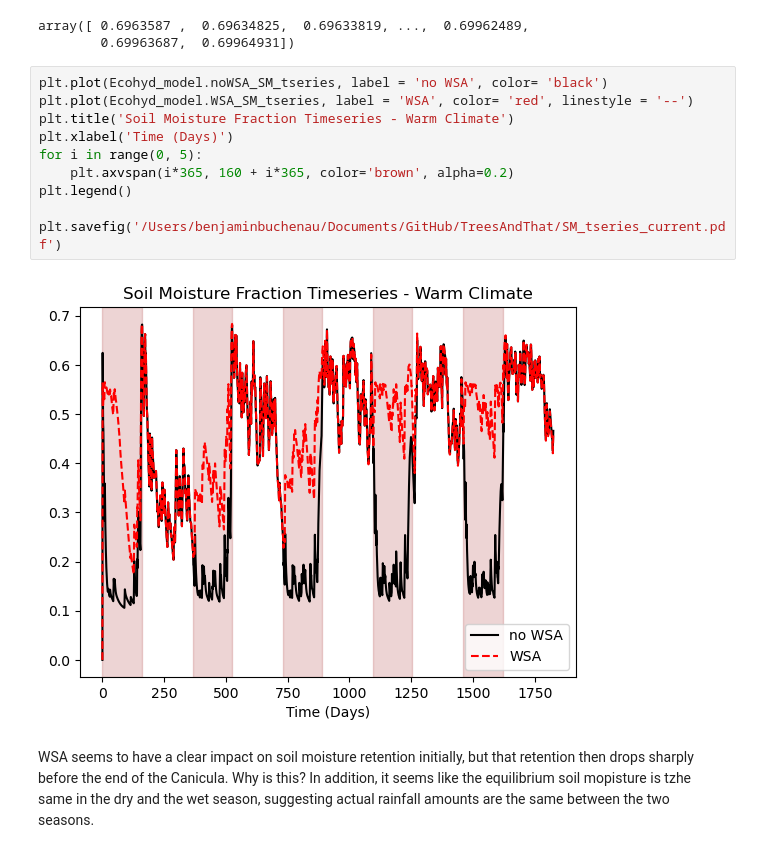
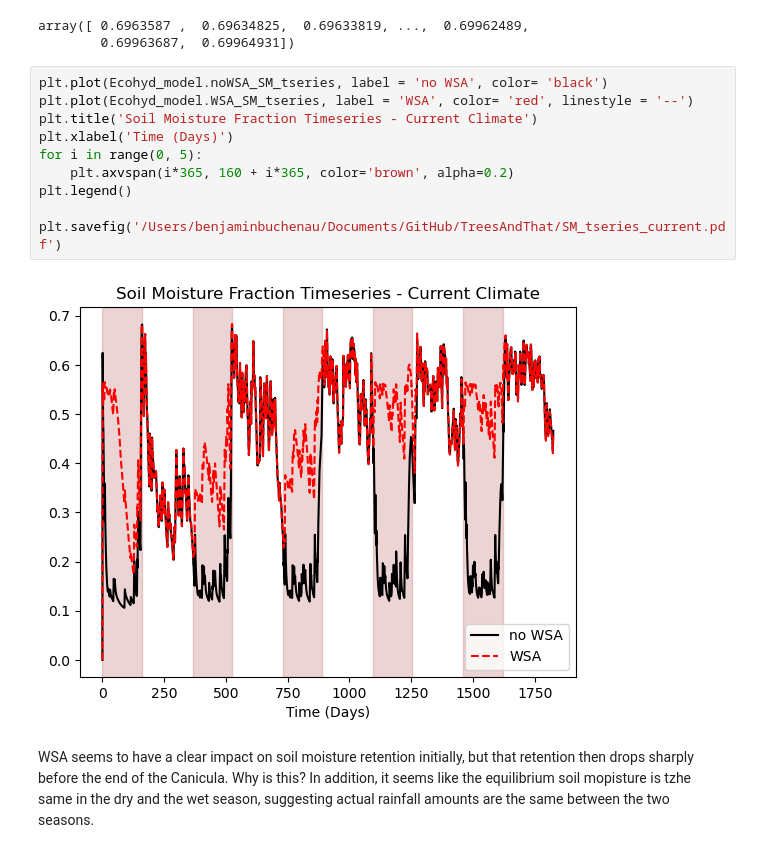
Before and after one commit to WylieMabel/TreesAndThat, a Jupyter notebook: LandLab_experiments/test_ecohydro_module.ipynb, the cells around one changed output. Saved outputs shown, nothing was run; the diff lists cells and outputs as text.

Commit message:
fix plots

```diff
--- a/LandLab_experiments/test_ecohydro_module.ipynb
+++ b/LandLab_experiments/test_ecohydro_module.ipynb
@@ -125,15 +125,15 @@ array([ 0.6963587 ,  0.69634825,  0.69633819, ...,  0.69962489,
 # %%
 plt.plot(Ecohyd_model.noWSA_SM_tseries, label = 'no WSA', color= 'black')
 plt.plot(Ecohyd_model.WSA_SM_tseries, label = 'WSA', color= 'red', linestyle = '--')
-plt.title('Soil Moisture Fraction Timeseries - Warm Climate')
+plt.title('Soil Moisture Fraction Timeseries - Current Climate')
 plt.xlabel('Time (Days)')
 for i in range(0, 5):
     plt.axvspan(i*365, 160 + i*365, color='brown', alpha=0.2)
 plt.legend()
 
 plt.savefig('/Users/benjaminbuchenau/Documents/GitHub/TreesAndThat/SM_tseries_current.pdf')
 # %% [output]
-[figure, old version]
+[figure, new version]
 # %% [markdown]
 WSA seems to have a clear impact on soil moisture retention initially, but that retention then drops sharply before the end of the Canicula. Why is this? In addition, it seems like the equilibrium soil mopisture is tzhe same in the dry and the wet season, suggesting actual rainfall amounts are the same between the two seasons.
 # %%
```
Also changed, not shown: parts of 1 cell of this notebook, 3 other files.
